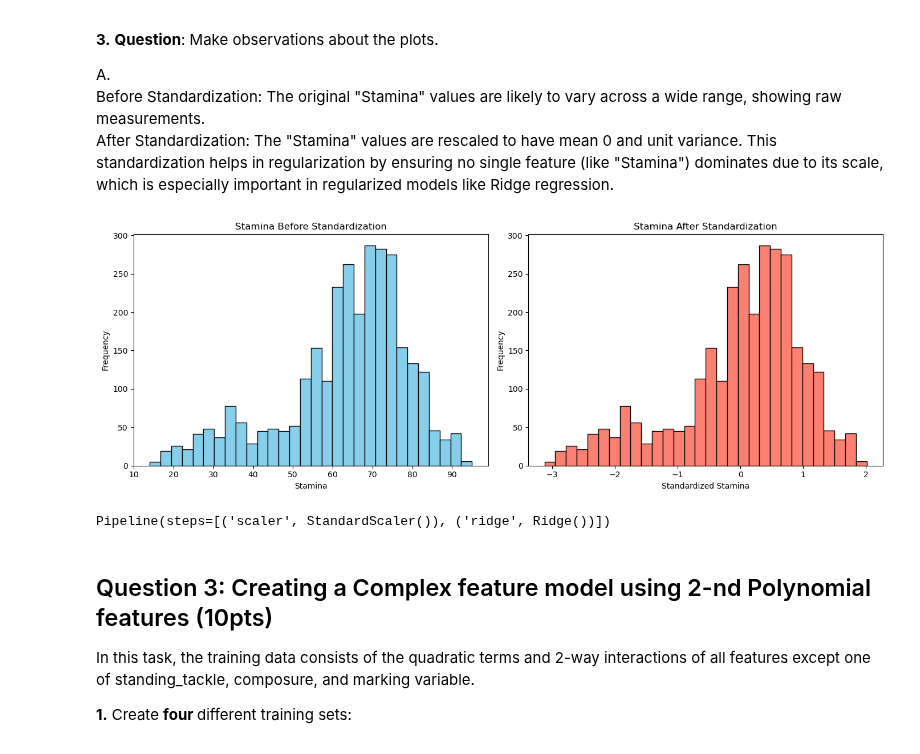
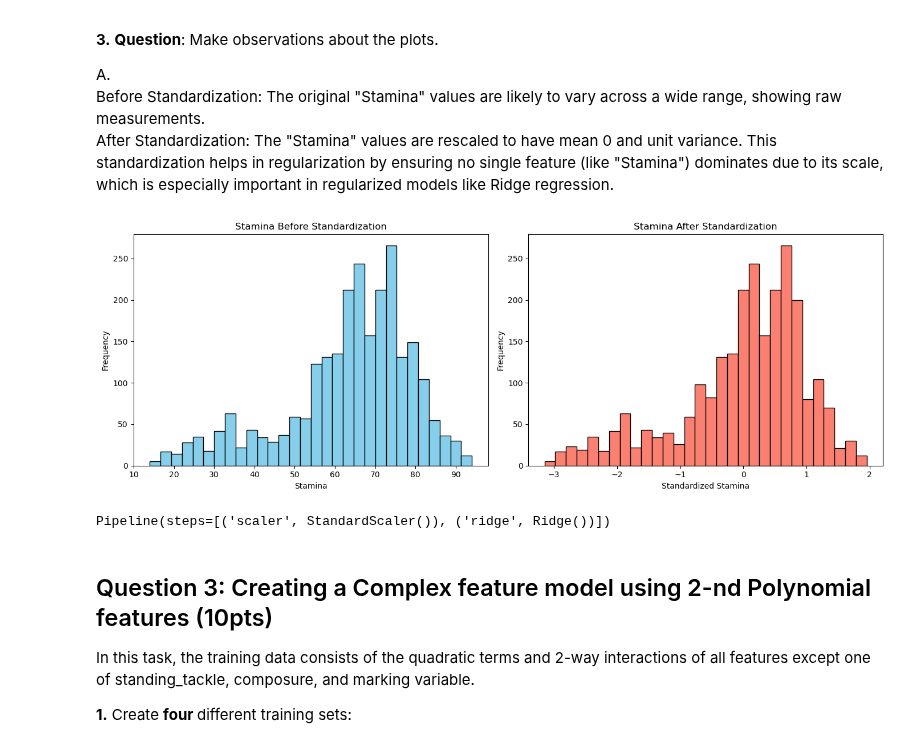
Before and after one commit to JanikThePanic/DATASCI3000-lab-assignments, a Jupyter notebook: Assignment3/DS3000_Assignment3.ipynb, the cells around one changed output. Saved outputs shown, nothing was run; the diff lists cells and outputs as text; code cells hidden in the pictures.

```diff
--- a/Assignment3/DS3000_Assignment3.ipynb
+++ b/Assignment3/DS3000_Assignment3.ipynb
@@ -62,6 +62,43 @@ A. <br>
 Before Standardization: The original "Stamina" values are likely to vary across a wide range, showing raw measurements. <br>
 After Standardization: The "Stamina" values are rescaled to have mean 0 and unit variance. This standardization helps in regularization by ensuring no single feature (like "Stamina") dominates due to its scale, which is especially important in regularized models like Ridge regression.
 # %%
+# # Step 1: Create the pipeline with standardization and Ridge regression
+# pipeline = Pipeline([
+#     ('scaler', StandardScaler()),       # Standardizes the features
+#     ('ridge', Ridge())                  # Ridge regression model
+# ])
+
+# # Separate the features and target variable
+# # Assuming 'overall' is the target variable for regression, drop it from features
+# X_train = X_all.drop(columns=['overall'])
+# # y_train = df['overall']
+
+# # Step 2: Visualize "Stamina" feature before standardization
+# plt.figure(figsize=(14, 5))
+
+# plt.subplot(1, 2, 1)
+# plt.hist(X_train['stamina'], bins=30, color='skyblue', edgecolor='black')
+# plt.title("Stamina Before Standardization")
+# plt.xlabel("Stamina")
+# plt.ylabel("Frequency")
+
+# # Standardize the "Stamina" feature without altering the original data
+# scaler = StandardScaler()
+# stamina_standardized = scaler.fit_transform(X_train[['stamina']])
+
+# # Plot "Stamina" feature after standardization
+# plt.subplot(1, 2, 2)
+# plt.hist(stamina_standardized, bins=30, color='salmon', edgecolor='black')
+# plt.title("Stamina After Standardization")
+# plt.xlabel("Standardized Stamina")
+# plt.ylabel("Frequency")
+
+# plt.tight_layout()
+# plt.show()
+
+# # Step 3: Fit the pipeline to the training data (this doesn't overwrite X_train)
+# pipeline.fit(X_all, y_train)
+
 # Step 1: Create the pipeline with standardization and Ridge regression
 pipeline = Pipeline([
     ('scaler', StandardScaler()),       # Standardizes the features
@@ -69,37 +106,39 @@ pipeline = Pipeline([
 ])
 
 # Separate the features and target variable
 # Assuming 'overall' is the target variable for regression, drop it from features
-X_train = X_all.drop(columns=['overall'])
+X_train = df.drop(columns=['overall'])
 y_train = df['overall']
+X_train_withoutstam = X_train_all.drop(columns=['overall'])
+X_train_withoutstam['stamina']
 
 # Step 2: Visualize "Stamina" feature before standardization
 plt.figure(figsize=(14, 5))
 
 plt.subplot(1, 2, 1)
-plt.hist(X_train['stamina'], bins=30, color='skyblue', edgecolor='black')
+plt.hist(X_train_withoutstam['stamina'], bins=30, color='skyblue', edgecolor='black')
 plt.title("Stamina Before Standardization")
 plt.xlabel("Stamina")
 plt.ylabel("Frequency")
 
 # Standardize the "Stamina" feature without altering the original data
 scaler = StandardScaler()
-stamina_standardized = scaler.fit_transform(X_train[['stamina']])
+stamina_standardized = scaler.fit_transform(X_train_withoutstam[['stamina']])
 
 # Plot "Stamina" feature after standardization
 plt.subplot(1, 2, 2)
 plt.hist(stamina_standardized, bins=30, color='salmon', edgecolor='black')
 plt.title("Stamina After Standardization")
 plt.xlabel("Standardized Stamina")
 plt.ylabel("Frequency")
 
 plt.tight_layout()
 plt.show()
 
 # Step 3: Fit the pipeline to the training data (this doesn't overwrite X_train)
 pipeline.fit(X_all, y_train)
 # %% [output]
-[figure, old version]
+[figure, new version]
 Pipeline(steps=[('scaler', StandardScaler()), ('ridge', Ridge())])
 # %% [markdown]
 ## Question 3: Creating a Complex feature model using 2-nd Polynomial features (10pts)
```
Also changed, not shown: parts of 1 cell of this notebook.
